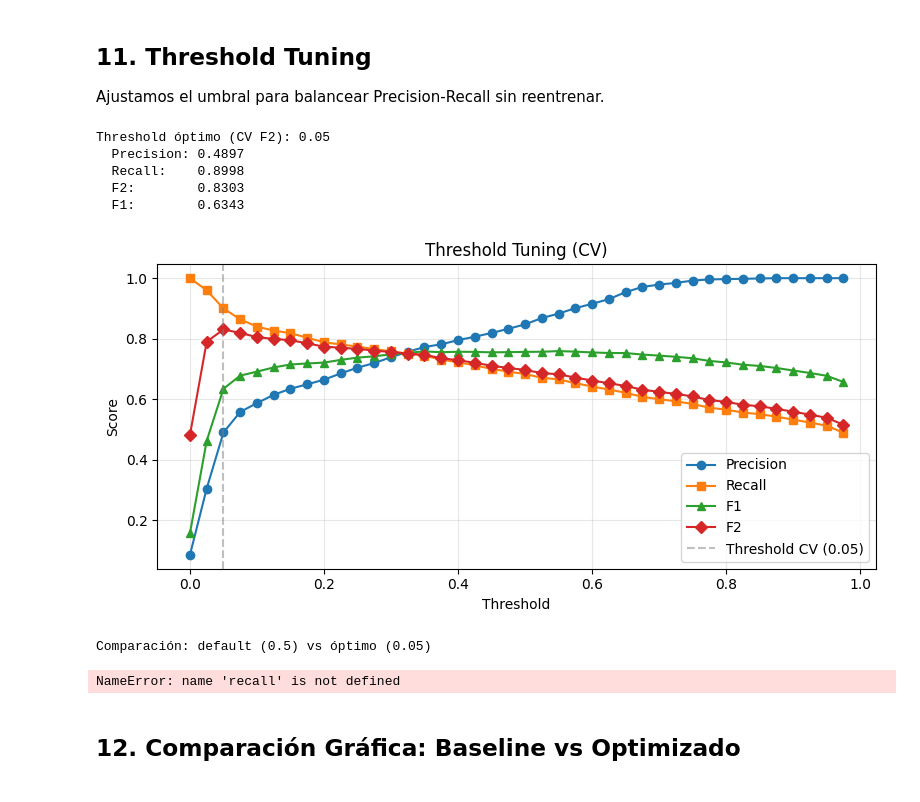
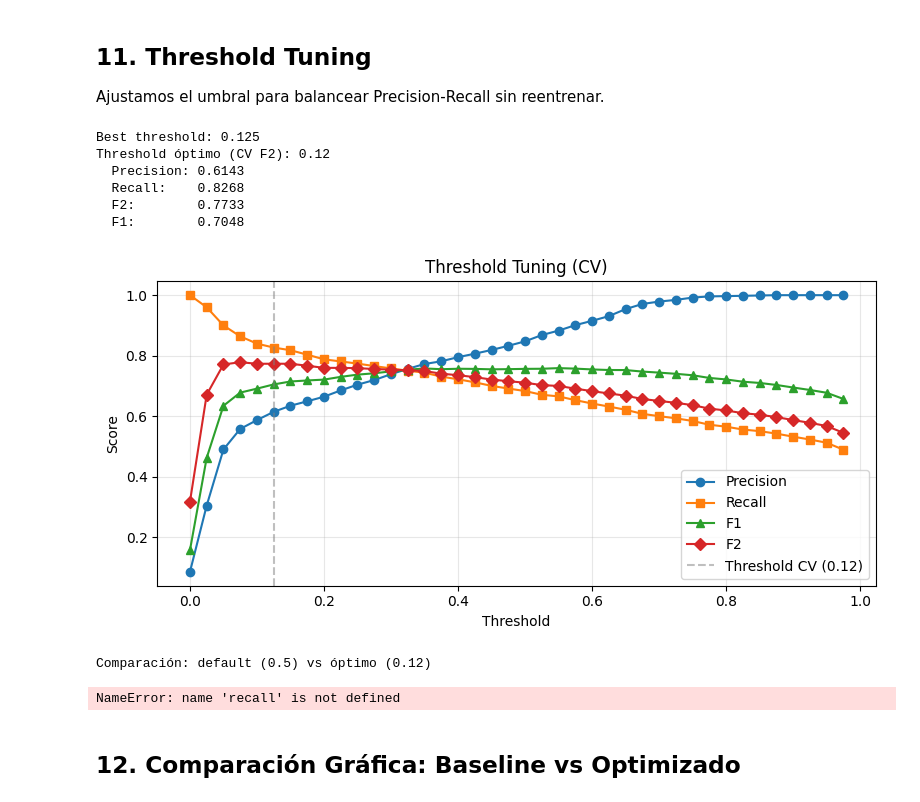
Before and after one commit to danielhm97/grupo_1, a Jupyter notebook: SVM_model/SVM_GridSearchCV_con_hba1c_glucose.ipynb, the cells around one changed output. Saved outputs shown, nothing was run; the diff lists cells and outputs as text; code cells hidden in the pictures.

```diff
--- a/SVM_model/SVM_GridSearchCV_con_hba1c_glucose.ipynb
+++ b/SVM_model/SVM_GridSearchCV_con_hba1c_glucose.ipynb
@@ -379,32 +377,49 @@ Guardado: cv_pr_curve.png
 Ajustamos el umbral para balancear Precision-Recall sin reentrenar.
 # %%
 from sklearn.metrics import fbeta_score
-from sklearn.model_selection import StratifiedKFold
+from sklearn.model_selection import StratifiedKFold, train_test_split
 
 if 'model' not in dir():
     model = opt_model
 
-# ── 1. Elegir threshold con CV sobre TRAIN (sin tocar test) ──────────────
+# ── 1.1. Subsample del 20% del train SOLO para tuning de threshold ─────────
+X_train_sub, _, y_train_sub, _ = train_test_split(
+    X_train,
+    y_train,
+    train_size=0.9,
+    stratify=y_train,
+    random_state=42
+)
+
+# ── 1.2. Búsqueda de threshold con CV en subset ────────────────────────────
 thresholds = np.arange(0.0, 1, 0.025)
 cv_scores = {t: [] for t in thresholds}
 
 skf = StratifiedKFold(n_splits=5, shuffle=True, random_state=42)
-for train_idx, val_idx in skf.split(X_train, y_train):
-    X_tr, X_val = X_train.iloc[train_idx], X_train.iloc[val_idx]
-    y_tr, y_val = y_train.iloc[train_idx], y_train.iloc[val_idx]
+
+for train_idx, val_idx in skf.split(X_train_sub, y_train_sub):
+    X_tr, X_val = X_train_sub.iloc[train_idx], X_train_sub.iloc[val_idx]
+    y_tr, y_val = y_train_sub.iloc[train_idx], y_train_sub.iloc[val_idx]
 
     model.fit(X_tr, y_tr)
     y_proba_val = model.predict_proba(X_val)[:, 1]
 
     for t in thresholds:
         y_pred_t = (y_proba_val >= t).astype(int)
-        cv_scores[t].append(fbeta_score(y_val, y_pred_t, beta=3, zero_division=0))
+        cv_scores[t].append(
+            fbeta_score(y_val, y_pred_t, beta=2, zero_division=0)
+        )
 
 best_threshold = max(cv_scores, key=lambda t: np.mean(cv_scores[t]))
 
-# ── 2. Reentrenar con TODO train ─────────────────────────────────────────
+print("Best threshold:", best_threshold)
+
+# ── 2. Refit final con TODO el train ─────────────────────────────────────
 model.fit(X_train, y_train)
-y_proba = model.predict_proba(X_test)[:, 1]   # probabilidades finales sobre test
+
+# predicciones finales (si quieres usar el threshold óptimo)
+y_proba_train_full = model.predict_proba(X_train)[:, 1]
+y_pred_train_full = (y_proba_train_full >= best_threshold).astype(int)
 
 # ── 3. Gráfica sobre test (solo visualización, threshold ya fijado) ──────
 scores = []
@@ -415,42 +430,43 @@ for t in thresholds:
         'precision': precision_score(y_test, y_pred_t, zero_division=0),
         'recall':    recall_score(y_test, y_pred_t),
         'f1':        f1_score(y_test, y_pred_t, zero_division=0),
-        'f2':        fbeta_score(y_test, y_pred_t, beta=3, zero_division=0)
+        'f2':        fbeta_score(y_test, y_pred_t, beta=2, zero_division=0)
     })
 df_t = pd.DataFrame(scores)
 
 # Fila con el threshold elegido por CV (no el máximo de test)
 best_t = df_t[df_t['threshold'] == best_threshold].iloc[0]
 
 print(f'Threshold óptimo (CV F2): {best_threshold:.2f}')
 print(f'  Precision: {best_t["precision"]:.4f}')
 print(f'  Recall:    {best_t["recall"]:.4f}')
 print(f'  F2:        {best_t["f2"]:.4f}')
 print(f'  F1:        {best_t["f1"]:.4f}')
 
 fig, ax = plt.subplots(figsize=(8, 4))
 ax.plot(df_t['threshold'], df_t['precision'], label='Precision', marker='o')
 ax.plot(df_t['threshold'], df_t['recall'],    label='Recall',    marker='s')
 ax.plot(df_t['threshold'], df_t['f1'],        label='F1',        marker='^')
 ax.plot(df_t['threshold'], df_t['f2'],        label='F2',        marker='D')
 ax.axvline(x=best_threshold, color='gray', ls='--', alpha=0.5,
            label=f'Threshold CV ({best_threshold:.2f})')
 ax.set(xlabel='Threshold', ylabel='Score', title='Threshold Tuning (CV)')
 ax.legend(); ax.grid(alpha=0.3)
 plt.tight_layout()
 plt.show()
 
 print(f'\nComparación: default (0.5) vs óptimo ({best_threshold:.2f})')
 print(f'  Recall default:    {recall:.4f}  ->  óptimo: {best_t["recall"]:.4f}')
 print(f'  Precision default: {precision:.4f}  ->  óptimo: {best_t["precision"]:.4f}')
 # %% [output]
-Threshold óptimo (CV F2): 0.05
-  Precision: 0.4897
-  Recall:    0.8998
-  F2:        0.8303
-  F1:        0.6343
+Best threshold: 0.125
+Threshold óptimo (CV F2): 0.12
+  Precision: 0.6143
+  Recall:    0.8268
+  F2:        0.7733
+  F1:        0.7048
-[figure, old version]
+[figure, new version]
-Comparación: default (0.5) vs óptimo (0.05)
+Comparación: default (0.5) vs óptimo (0.12)
 NameError: name 'recall' is not defined
 # %% [markdown]
 ## 12. Comparación Gráfica: Baseline vs Optimizado
```
Also changed, not shown: parts of 2 cells of this notebook, 5 other files.
